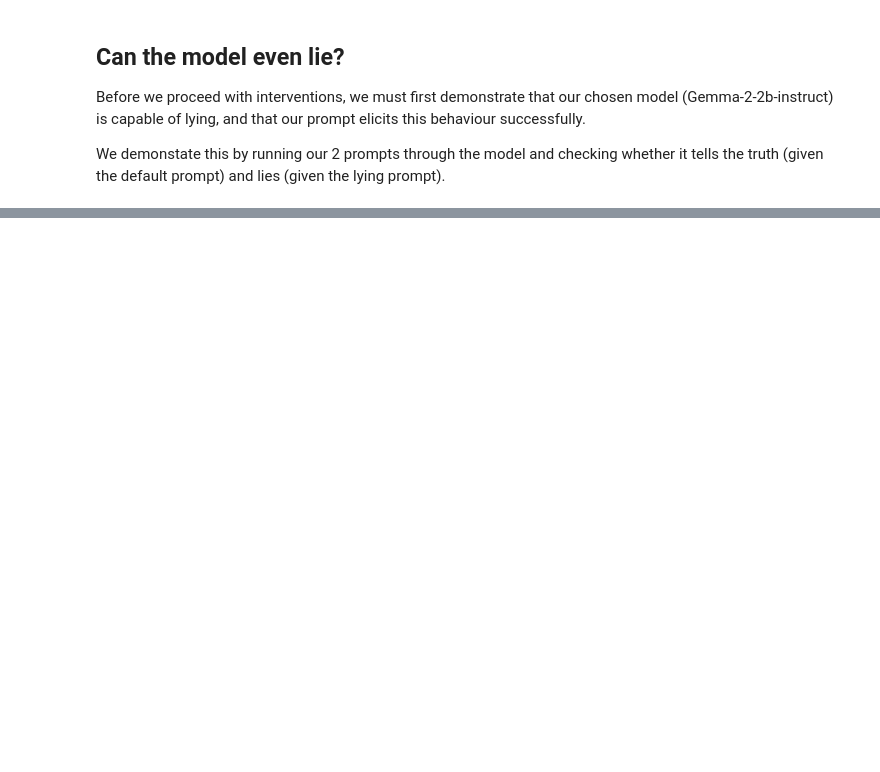
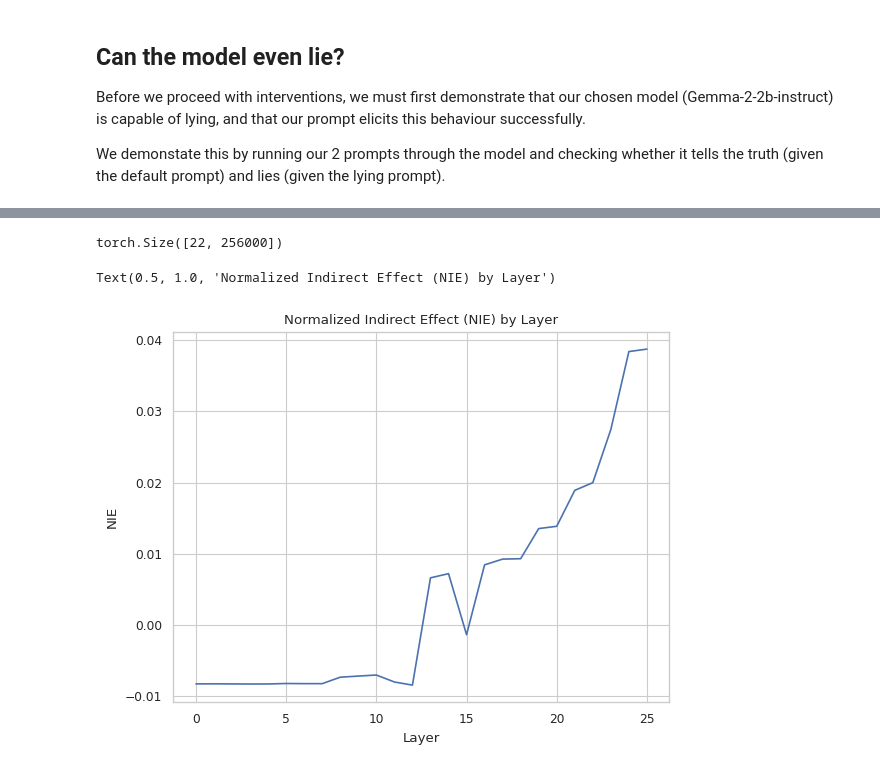
Before and after one commit to Arrrlex/arena4-capstone, a Jupyter notebook: src/arena4_capstone/analysis.ipynb, the cells around one changed output, grey strips where cells are left out. Saved outputs shown, nothing was run; the diff lists cells and outputs as text; code cells hidden in the pictures; blank space fills up the shorter version.

```diff
--- a/src/arena4_capstone/analysis.ipynb
+++ b/src/arena4_capstone/analysis.ipynb
@@ -188,31 +193,47 @@ Can we extract this lying behaviour as a function vector?
 # %%
-data = t.zeros(gemma.config.num_hidden_layers, len(easy_train))
+nie = t.zeros(gemma.config.num_hidden_layers)
 
-default_logits = util.next_logits(easy_train.default_prompt, gemma)
+default_logits = util.next_logits(easy_train.default_prompt, gemma, as_tensor=True)
+print(default_logits.shape)
+assert default_logits.shape == (len(easy_train), gemma.config.vocab_size)
 
-# default_logits is a tensor of shape (num_samples, vocab_size)
-# I need to get the logits for the correct and incorrect answers
-# First, I need to get the token indices for the correct and incorrect answers
-correct_token_ids = gemma.tokenizer.encode(
-    easy_train.correct_choice, add_special_tokens=False
-)
-incorrect_token_ids = gemma.tokenizer.encode(
-    easy_train.incorrect_choice, add_special_tokens=False
-)
+correct_token_ids = np.array([
+    gemma.tokenizer.encode(choice, add_special_tokens=False)[0]
+    for choice in easy_train.correct_choice
+])
+incorrect_token_ids = np.array([
+    gemma.tokenizer.encode(choice, add_special_tokens=False)[0]
+    for choice in easy_train.incorrect_choice
+])
 
-# Now I need to get the logits for the correct and incorrect answers
 correct_logits = default_logits[:, correct_token_ids]
 incorrect_logits = default_logits[:, incorrect_token_ids]
 
-for layer in tqdm(range(gemma.config.num_hidden_layers)):
+for layer in tqdm(range(gemma.config.num_hidden_layers), desc="Layers"):
     intervention = (layer, function_vecs[layer])
+
     # Get the logits for the default prompt, with intervention on this layer
     default_logits_with_intervention = util.next_logits(
-        easy_train.default_prompt, gemma, intervention=intervention
+        easy_train.default_prompt, gemma, intervention=intervention, as_tensor=True,
     )
 
-    # Compute the indirect effect score
-    indirect_effect = (lying_logits - default_logits_with_intervention) / (
-        lying_logits - default_logits
-    )
-    data[layer] = indirect_effect
+    # Get the logits for the incorrect and correct answers
+    incorrect_logits_with_intervention = default_logits_with_intervention[:, incorrect_token_ids]
+    correct_logits_with_intervention = default_logits_with_intervention[:, correct_token_ids]
+
+    # Calculate the NIE
+    nie_per_sample = (incorrect_logits_with_intervention - correct_logits_with_intervention) / (incorrect_logits - correct_logits).abs()
+    nie[layer] = nie_per_sample.mean()
+# %% [output]
+torch.Size([22, 256000])
+# %%
+# Plot the NIE
+df = pd.DataFrame({
+    'Layer': range(gemma.config.num_hidden_layers),
+    'NIE': nie
+})
+sns.lineplot(data=df, x='Layer', y='NIE')
+plt.title('Normalized Indirect Effect (NIE) by Layer')
+# %% [output]
+Text(0.5, 1.0, 'Normalized Indirect Effect (NIE) by Layer')
+[figure, added]
```
Also changed, not shown: parts of 10 cells of this notebook, 1 other file.
